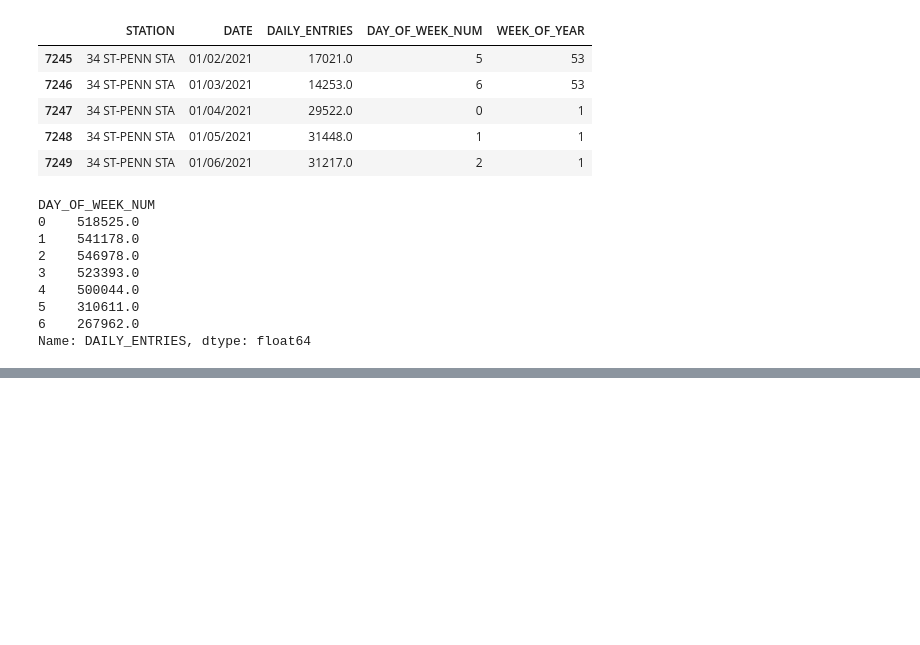
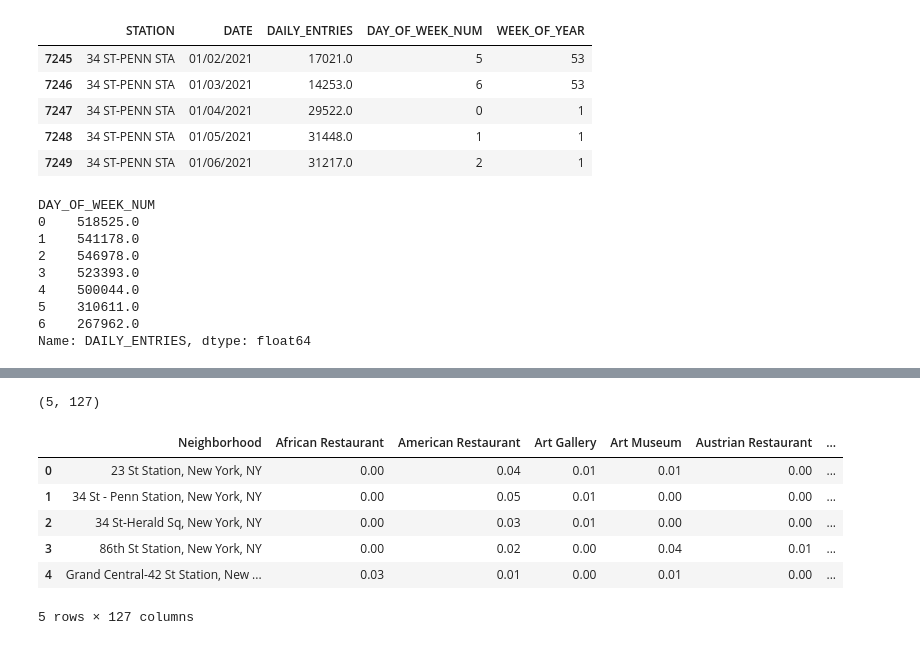
Before and after one commit to luongtruong77/EDA-project, a Jupyter notebook: EDA-project.ipynb, the cells around one changed output, grey strips where cells are left out. Drawn from its saved outputs; the diff is of its cells as text; code cells hidden in the pictures; blank space fills up the shorter version.

```diff
--- a/EDA-project.ipynb
+++ b/EDA-project.ipynb
@@ -961,0 +1081,13 @@ for i in range(5):
+# %%
+new_york_grouped = new_york_onehot.groupby('Neighborhood').mean().reset_index()
+print(new_york_grouped.shape)
+new_york_grouped
+# %% [output]
+(5, 127)
+|  | Neighborhood | African Restaurant | American Restaurant | Art Gallery | Art Museum | Austrian Restaurant | ... |
+| 0 | 23 St Station, New York, NY | 0.00 | 0.04 | 0.01 | 0.01 | 0.00 | ... |
+| 1 | 34 St - Penn Station, New York, NY | 0.00 | 0.05 | 0.01 | 0.00 | 0.00 | ... |
+| 2 | 34 St-Herald Sq, New York, NY | 0.00 | 0.03 | 0.01 | 0.00 | 0.00 | ... |
+| 3 | 86th St Station, New York, NY | 0.00 | 0.02 | 0.00 | 0.04 | 0.01 | ... |
+| 4 | Grand Central-42 St Station, New ... | 0.03 | 0.01 | 0.00 | 0.01 | 0.00 | ... |
+5 rows × 127 columns
```
Also changed, not shown: parts of 17 cells of this notebook.
